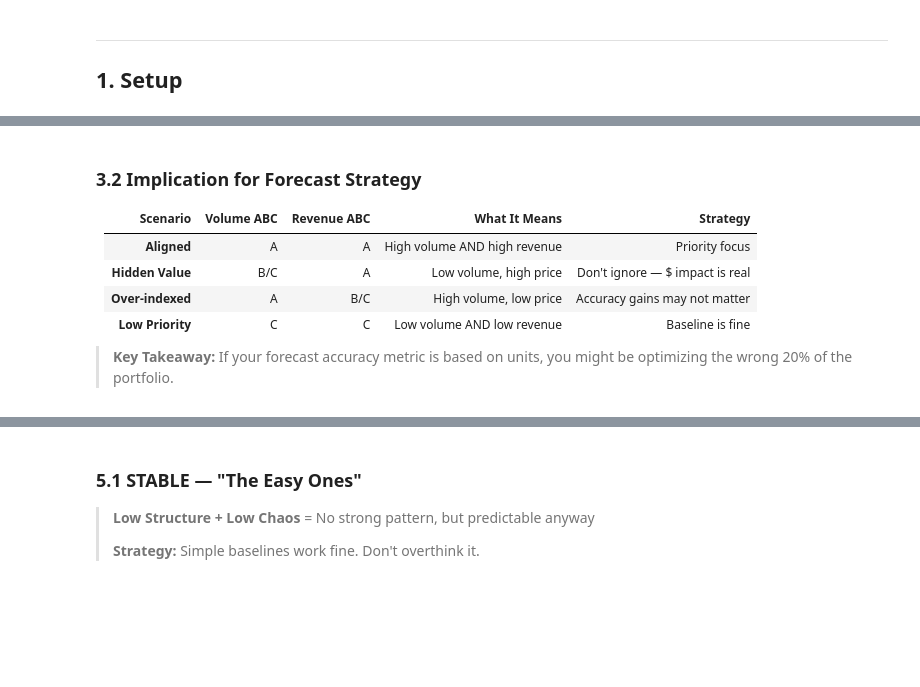
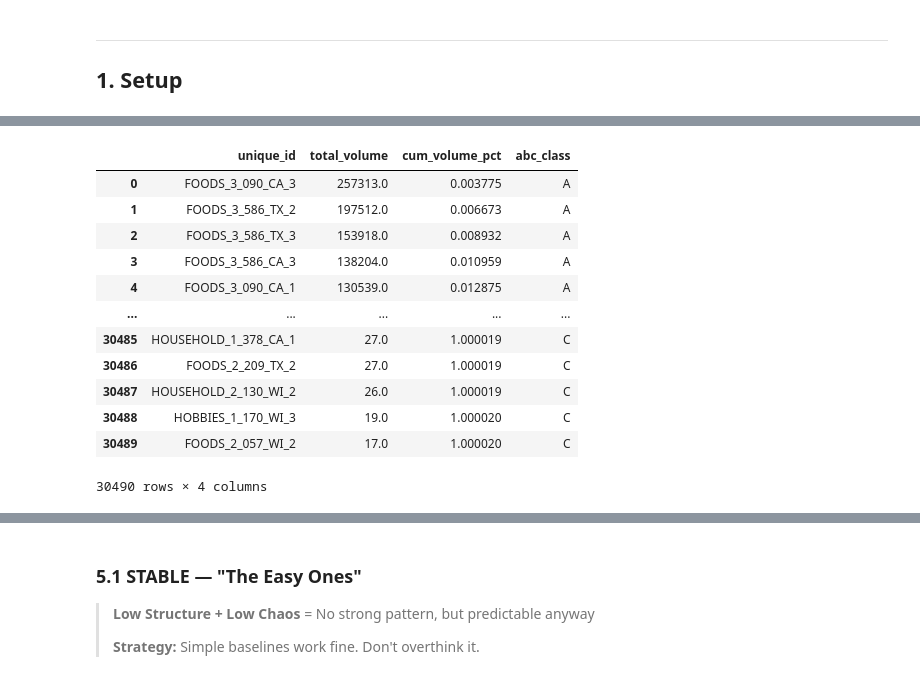
Before and after one commit to forecastacademy/real-world-forecasting-foundations, a Jupyter notebook: notebooks/module_01_foundations/archive/1.12_portfolio_architecture.ipynb, the cells around one changed output, grey strips where cells are left out. Saved outputs shown, nothing was run; the diff lists cells and outputs as text; code cells hidden in the pictures; blank space fills up the shorter version.

```diff
--- a/notebooks/module_01_foundations/archive/1.12_portfolio_architecture.ipynb
+++ b/notebooks/module_01_foundations/archive/1.12_portfolio_architecture.ipynb
@@ -122,11 +68,25 @@ Off-diagonal = Misaligned (volume priority ≠ revenue priority)
-# %% [markdown]
-### 3.2 Implication for Forecast Strategy
-
-| Scenario | Volume ABC | Revenue ABC | What It Means | Strategy |
-|----------|------------|-------------|---------------|----------|
-| **Aligned** | A | A | High volume AND high revenue | Priority focus |
-| **Hidden Value** | B/C | A | Low volume, high price | Don't ignore — $ impact is real |
-| **Over-indexed** | A | B/C | High volume, low price | Accuracy gains may not matter |
-| **Low Priority** | C | C | Low volume AND low revenue | Baseline is fine |
-
-> **Key Takeaway:** If your forecast accuracy metric is based on units, you might be optimizing the wrong 20% of the portfolio.
+# %%
+# Add ABC classification (default is volume-based)
+
+## TODO: change fn to compute_abc(); add param for hierarchy
+## TODO: add recency param/filter for abc classification
+## check why some cum pcts are > 1
+
+weekly_df = abc_classification(weekly_df)
+
+# Print summary
+weekly_df
+# %% [output]
+|  | unique_id | total_volume | cum_volume_pct | abc_class |
+| 0 | FOODS_3_090_CA_3 | 257313.0 | 0.003775 | A |
+| 1 | FOODS_3_586_TX_2 | 197512.0 | 0.006673 | A |
+| 2 | FOODS_3_586_TX_3 | 153918.0 | 0.008932 | A |
+| 3 | FOODS_3_586_CA_3 | 138204.0 | 0.010959 | A |
+| 4 | FOODS_3_090_CA_1 | 130539.0 | 0.012875 | A |
+| ... | ... | ... | ... | ... |
+| 30485 | HOUSEHOLD_1_378_CA_1 | 27.0 | 1.000019 | C |
+| 30486 | FOODS_2_209_TX_2 | 27.0 | 1.000019 | C |
+| 30487 | HOUSEHOLD_2_130_WI_2 | 26.0 | 1.000019 | C |
+| 30488 | HOBBIES_1_170_WI_3 | 19.0 | 1.000020 | C |
+| 30489 | FOODS_2_057_WI_2 | 17.0 | 1.000020 | C |
+30490 rows × 4 columns
```
Also changed, not shown: parts of 58 cells of this notebook.
